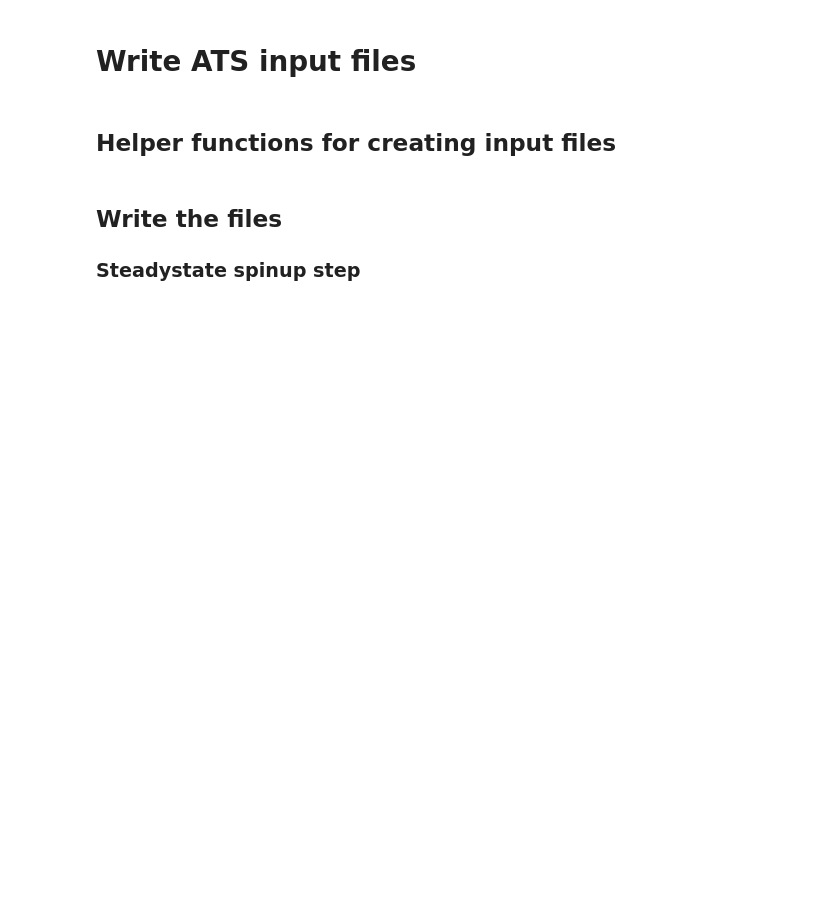
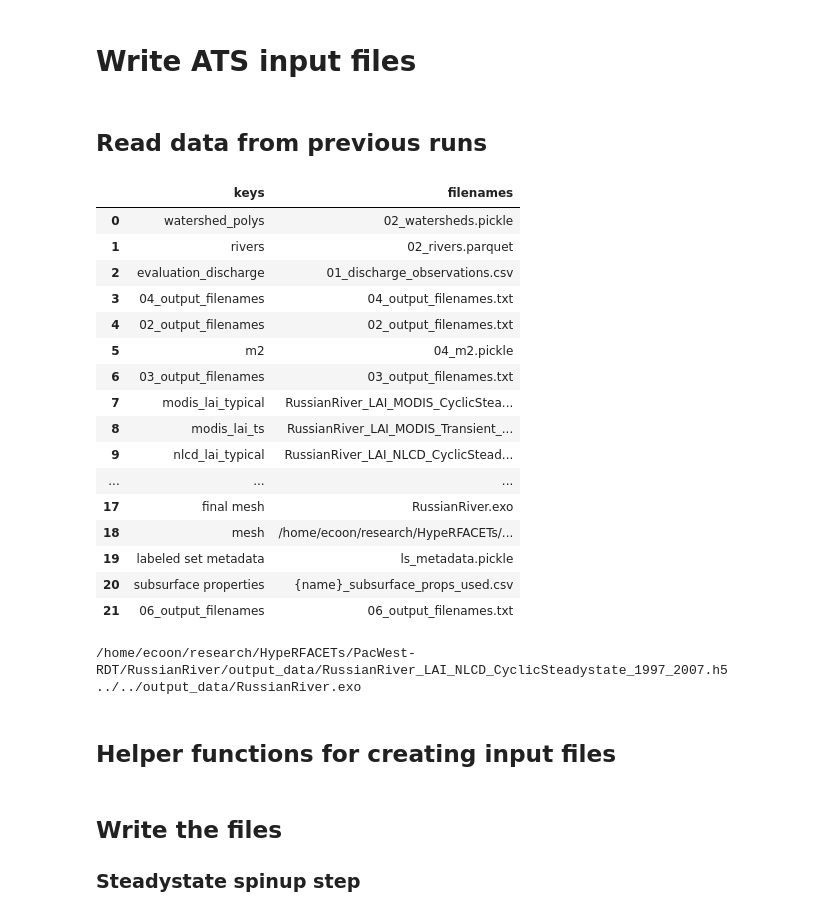
Before and after one commit to environmental-modeling-workflows/PacWest-RDT, a Jupyter notebook: RussianRiver/workflow/07_input_files.ipynb, the cells around one changed output. Drawn from its saved outputs; the diff is of its cells as text; code cells hidden in the pictures; blank space fills up the shorter version.

```diff
--- a/RussianRiver/workflow/07_input_files.ipynb
+++ b/RussianRiver/workflow/07_input_files.ipynb
@@ -136,6 +143,43 @@ cyclic_nyears = 10
 min_porosity = 0.05 # minimum porosity considered "too small"
 max_permeability = 1.e-10 # max value considered "too permeable"
 max_vg_alpha = 1.e-3 # max value of van Genuchten's alpha -- our correlation is not valid for some soils
+# %% [markdown]
+## Read data from previous runs
+# %%
+# read in filenames
+filenames = dict()
+for run in range(1, 7):
+    local_filenames_name = fromOutput(f'{run:02}_output_filenames.txt')
+    with open(local_filenames_name, 'rb') as fid:
+        local_dict = pickle.load(fid)
+        filenames.update(local_dict)
+
+display(pd.DataFrame({'keys':filenames.keys(), 'filenames':filenames.values()}))
+# %% [output]
+|  | keys | filenames |
+| 0 | watershed_polys | 02_watersheds.pickle |
+| 1 | rivers | 02_rivers.parquet |
+| 2 | evaluation_discharge | 01_discharge_observations.csv |
+| 3 | 04_output_filenames | 04_output_filenames.txt |
+| 4 | 02_output_filenames | 02_output_filenames.txt |
+| 5 | m2 | 04_m2.pickle |
+| 6 | 03_output_filenames | 03_output_filenames.txt |
+| 7 | modis_lai_typical | RussianRiver_LAI_MODIS_CyclicStea... |
+| 8 | modis_lai_ts | RussianRiver_LAI_MODIS_Transient_... |
+| 9 | nlcd_lai_typical | RussianRiver_LAI_NLCD_CyclicStead... |
+| ... | ... | ... |
+| 17 | final mesh | RussianRiver.exo |
+| 18 | mesh | /home/ecoon/research/HypeRFACETs/... |
+| 19 | labeled set metadata | ls_metadata.pickle |
+| 20 | subsurface properties | {name}_subsurface_props_used.csv |
+| 21 | 06_output_filenames | 06_output_filenames.txt |
+# %%
+print(fromOutput(filenames['nlcd_lai_typical']))
+mesh_local_filename = pathReltoRun(fromOutput(filenames['mesh']))
+print(mesh_local_filename)
+# %% [output]
+/home/ecoon/research/HypeRFACETs/PacWest-RDT/RussianRiver/output_data/RussianRiver_LAI_NLCD_CyclicSteadystate_1997_2007.h5
+../../output_data/RussianRiver.exo
 # %% [markdown]
 ## Helper functions for creating input files
 # %%
```
Also changed, not shown: parts of 11 cells of this notebook, 3 other files.
